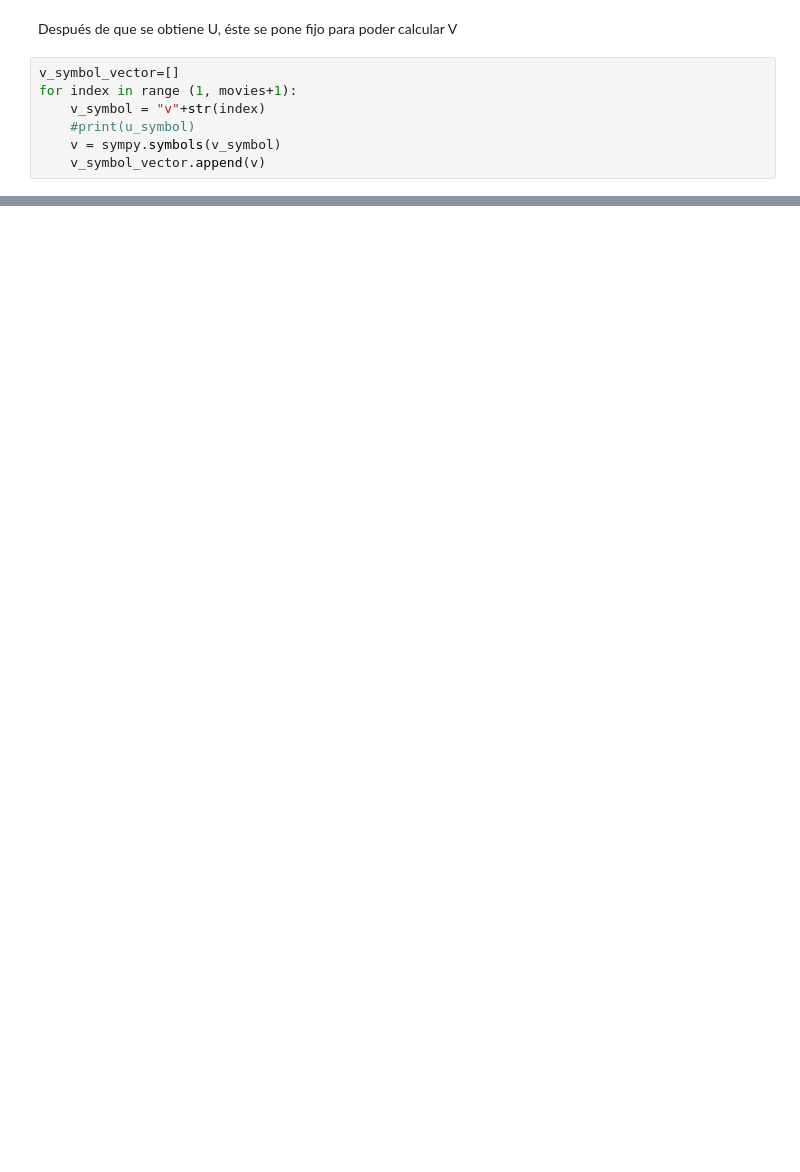
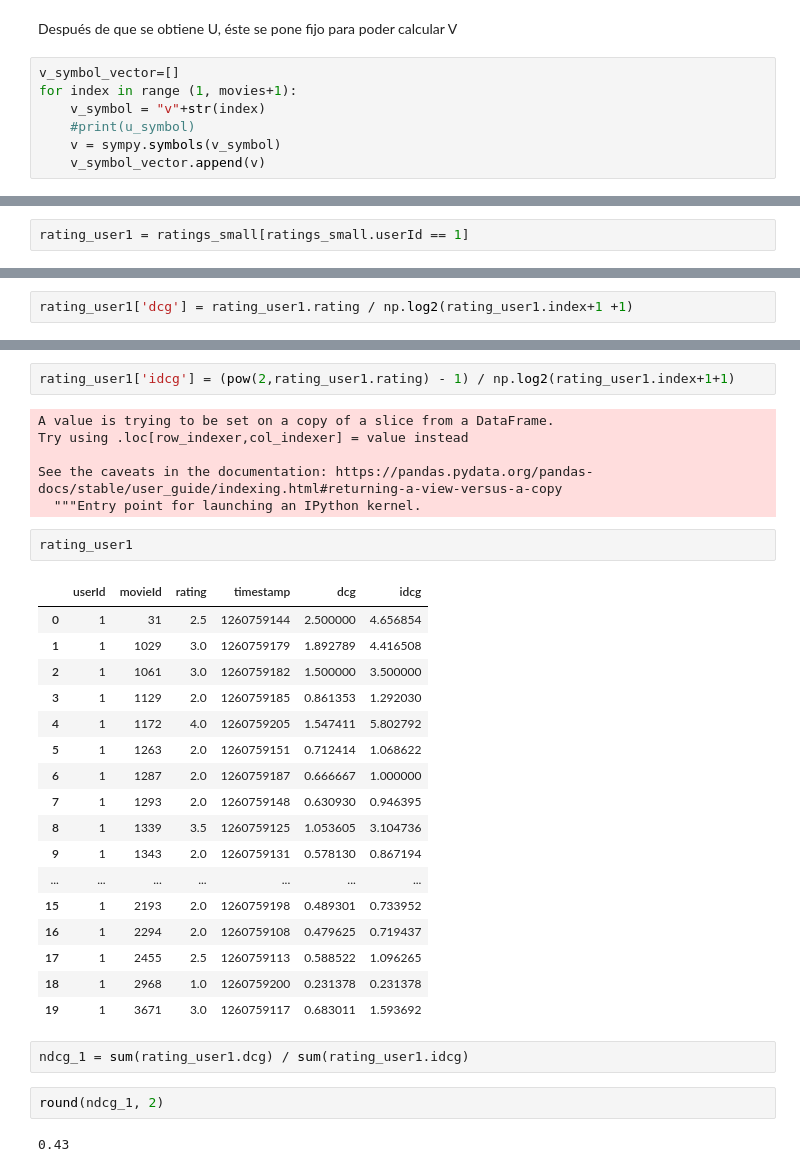
Before and after one commit to ElenaVillano/sistemas_recomendacion, a Jupyter notebook: c_Proyecto_Final_Equipo_7.ipynb, the cells around one changed output, grey strips where cells are left out. Drawn from its saved outputs; the diff is of its cells as text; blank space fills up the shorter version.

Commit message:
Agregar ndcg v1.0

```diff
--- a/c_Proyecto_Final_Equipo_7.ipynb
+++ b/c_Proyecto_Final_Equipo_7.ipynb
@@ -250,0 +291,2 @@ UV = np.outer(U,v_symbol_vector)
+# %%
+rating_user1 = ratings_small[ratings_small.userId == 1]
@@ -250,0 +299,2 @@ UV = np.outer(U,v_symbol_vector)
+# %%
+rating_user1['dcg'] = rating_user1.rating / np.log2(rating_user1.index+1 +1)
@@ -250,0 +327,34 @@ UV = np.outer(U,v_symbol_vector)
+# %%
+rating_user1['idcg'] = (pow(2,rating_user1.rating) - 1) / np.log2(rating_user1.index+1+1)
+# %% [output]
+A value is trying to be set on a copy of a slice from a DataFrame.
+Try using .loc[row_indexer,col_indexer] = value instead
+
+See the caveats in the documentation: https://pandas.pydata.org/pandas-docs/stable/user_guide/indexing.html#returning-a-view-versus-a-copy
+  """Entry point for launching an IPython kernel.
+# %%
+rating_user1
+# %% [output]
+|  | userId | movieId | rating | timestamp | dcg | idcg |
+| 0 | 1 | 31 | 2.5 | 1260759144 | 2.500000 | 4.656854 |
+| 1 | 1 | 1029 | 3.0 | 1260759179 | 1.892789 | 4.416508 |
+| 2 | 1 | 1061 | 3.0 | 1260759182 | 1.500000 | 3.500000 |
+| 3 | 1 | 1129 | 2.0 | 1260759185 | 0.861353 | 1.292030 |
+| 4 | 1 | 1172 | 4.0 | 1260759205 | 1.547411 | 5.802792 |
+| 5 | 1 | 1263 | 2.0 | 1260759151 | 0.712414 | 1.068622 |
+| 6 | 1 | 1287 | 2.0 | 1260759187 | 0.666667 | 1.000000 |
+| 7 | 1 | 1293 | 2.0 | 1260759148 | 0.630930 | 0.946395 |
+| 8 | 1 | 1339 | 3.5 | 1260759125 | 1.053605 | 3.104736 |
+| 9 | 1 | 1343 | 2.0 | 1260759131 | 0.578130 | 0.867194 |
+| ... | ... | ... | ... | ... | ... | ... |
+| 15 | 1 | 2193 | 2.0 | 1260759198 | 0.489301 | 0.733952 |
+| 16 | 1 | 2294 | 2.0 | 1260759108 | 0.479625 | 0.719437 |
+| 17 | 1 | 2455 | 2.5 | 1260759113 | 0.588522 | 1.096265 |
+| 18 | 1 | 2968 | 1.0 | 1260759200 | 0.231378 | 0.231378 |
+| 19 | 1 | 3671 | 3.0 | 1260759117 | 0.683011 | 1.593692 |
+# %%
+ndcg_1 = sum(rating_user1.dcg) / sum(rating_user1.idcg)
+# %%
+round(ndcg_1, 2)
+# %% [output]
+0.43
```
Also changed, not shown: parts of 24 cells of this notebook.
